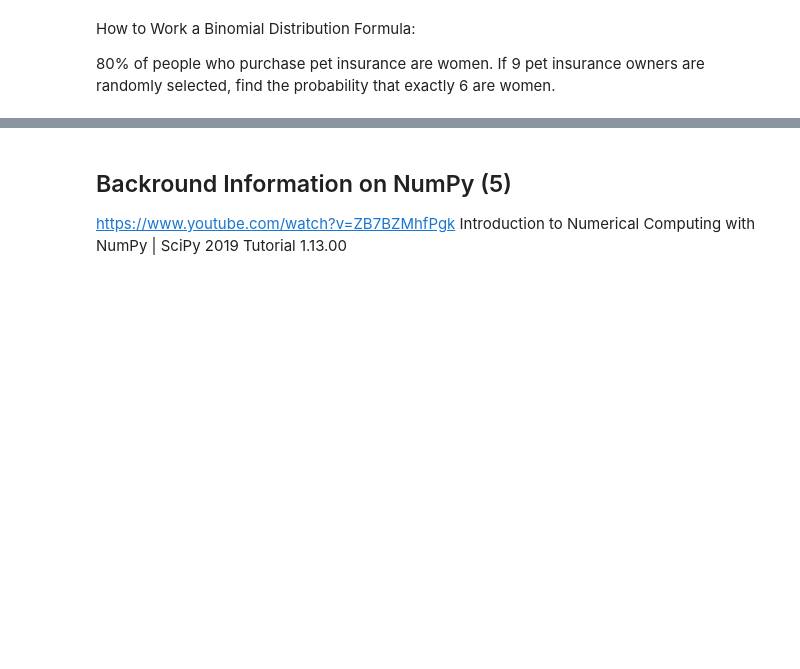
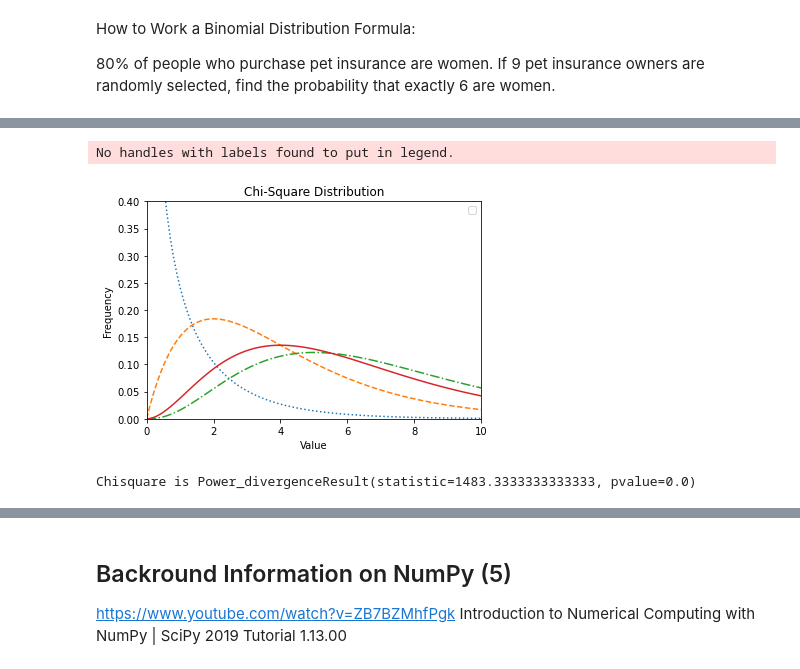
Before and after one commit to katel85/numpy.random-assignment-, a Jupyter notebook: numpy.random.ipynb, the cells around one changed output, grey strips where cells are left out. Saved outputs shown, nothing was run; the diff lists cells and outputs as text; code cells hidden in the pictures; blank space fills up the shorter version.

```diff
--- a/numpy.random.ipynb
+++ b/numpy.random.ipynb
@@ -717,0 +806,34 @@ ax.vlines(X, 0, binom_pd, colors='b', lw=5, alpha=0.5)
+# %%
+#https://github.com/ikhomkodes/ChiSquare-Test-in-5-different-languages/blob/main/ChiSquareTest.ipynb
+
+from scipy import stats
+import numpy as np
+import matplotlib.pyplot as plt
+
+x = np.linspace(0, 10, 100)
+fig,ax = plt.subplots(1,1)
+
+linestyles = [':', '--', '-.', '-']
+deg_of_freedom = [1, 4, 7, 6]
+for df, ls in zip(deg_of_freedom, linestyles):
+  ax.plot(x, stats.chi2.pdf(x, df), linestyle=ls)
+
+plt.xlim(0, 10)
+plt.ylim(0, 0.4)
+
+plt.xlabel('Value')
+plt.ylabel('Frequency')
+plt.title('Chi-Square Distribution')
+
+plt.legend()
+plt.show()
+# %% [output]
+No handles with labels found to put in legend.
+[figure, added]
+# %%
+observed_values=[300,300,100,200,100]
+expected_values= [600, 210, 140, 30, 20]
+t = stats.chisquare([300,300,100,200,100],f_exp= [600, 210, 140, 30, 20])
+print("Chisquare is",t)
+# %% [output]
+Chisquare is Power_divergenceResult(statistic=1483.3333333333333, pvalue=0.0)
```
Also changed, not shown: parts of 63 cells of this notebook, 1 other file.
